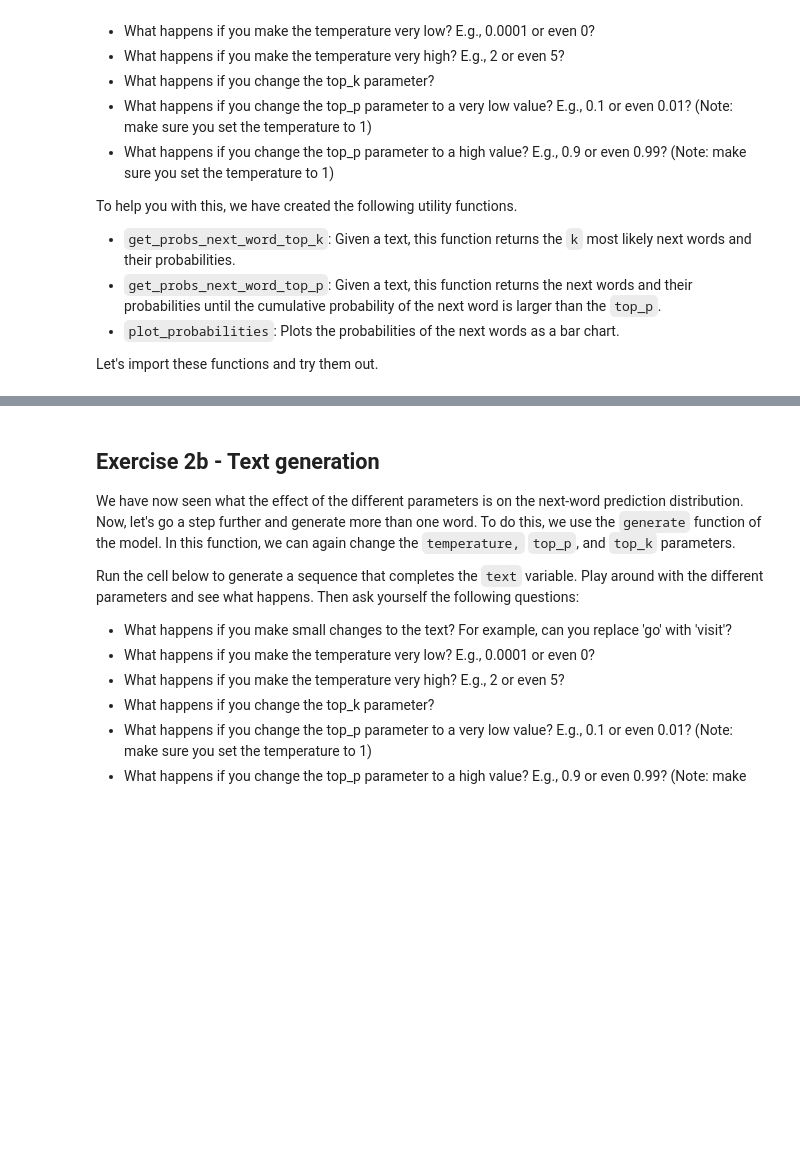
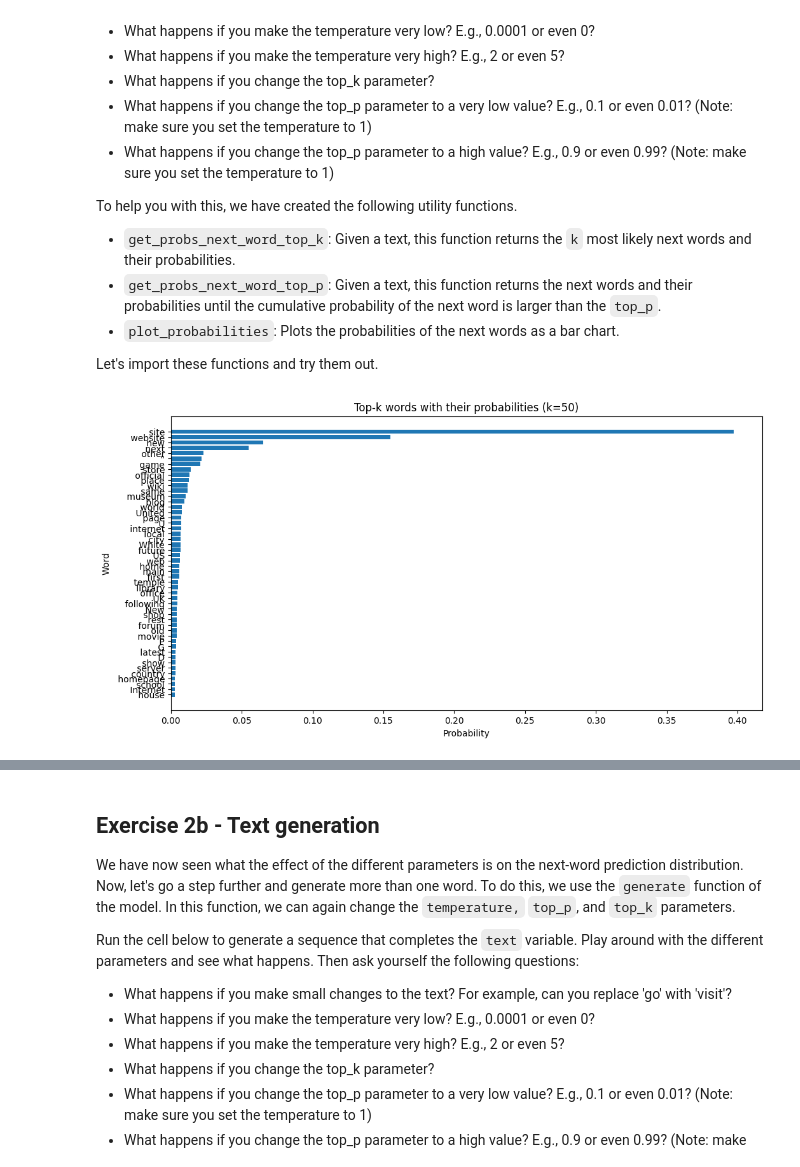
Before and after one commit to dpranantha/academy-llm-applications-course-new, a Jupyter notebook: exercises/01_basic_concepts/02_text_generation.ipynb, the cells around one changed output, grey strips where cells are left out. Cells and saved outputs as stored; diff of their text form; code cells hidden in the pictures; blank space fills up the shorter version.

```diff
--- a/exercises/01_basic_concepts/02_text_generation.ipynb
+++ b/exercises/01_basic_concepts/02_text_generation.ipynb
@@ -38,11 +38,13 @@ Let's import these functions and try them out.
 from llm_in_production.huggingface_utils import get_probs_next_word_top_k, get_probs_next_word_top_p
 from llm_in_production.visualization_utils import plot_probabilities
 # %%
-text = "Hi, do you want to go the"
-k = 20 # play with this parameter
-temperature = 1 # play with this parameter
+text = "Hi, do you want to visit the "
+k = 50 # play with this parameter
+temperature = 0.6 # play with this parameter
 renormalize = True # If true, it shows the probabilities as to how they will be sampled. If false, it shows the original probabilities.
 
 topk_words, topk_probs = get_probs_next_word_top_k(tokenizer, model, text, k=k, temperature=temperature)
 plot_probabilities(topk_words, topk_probs, renormalize=renormalize, title=f"Top-k words with their probabilities (k={k})")
+# %% [output]
+[figure, added]
 # %%
```
Also changed, not shown: parts of 2 cells of this notebook, 9 other files.
